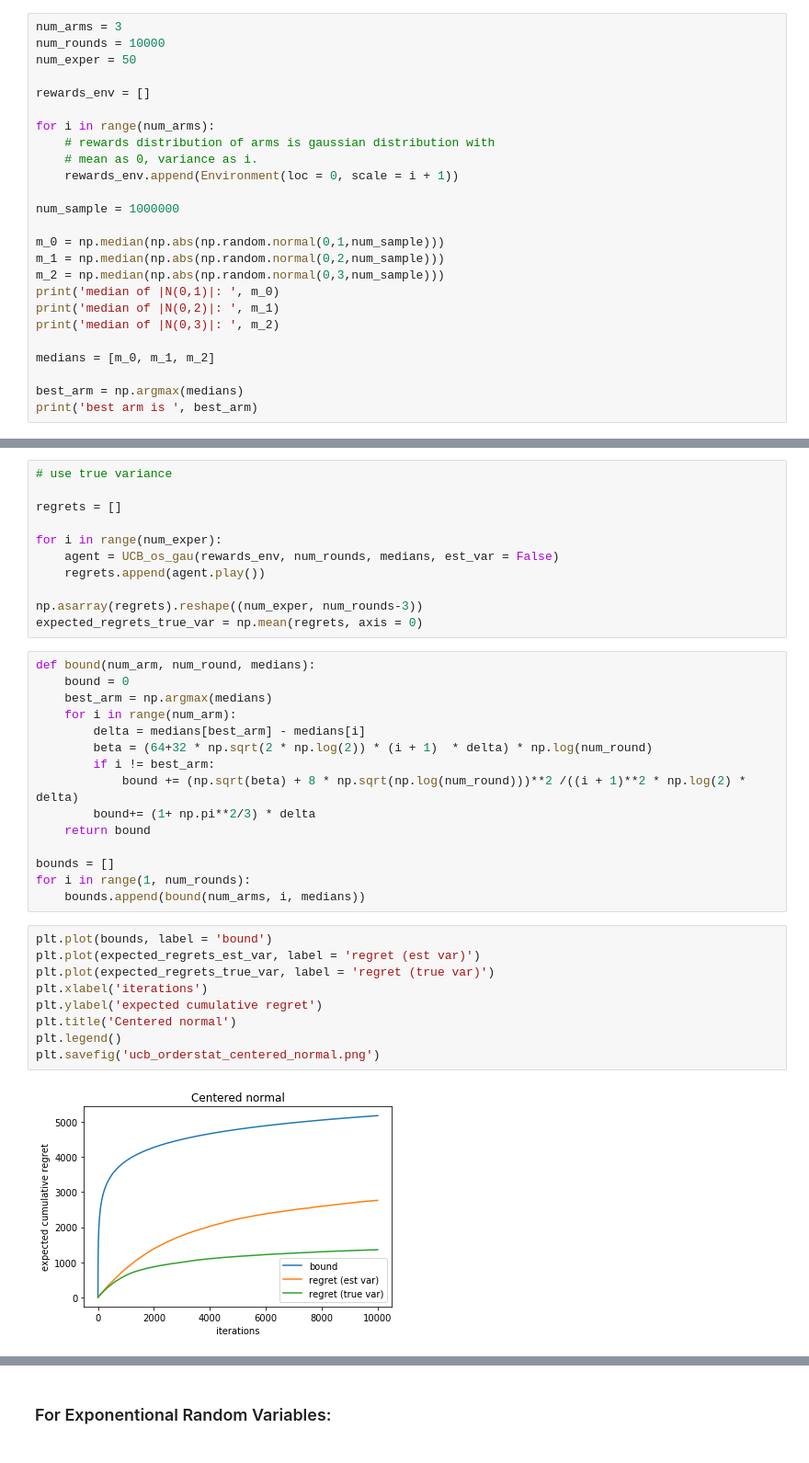
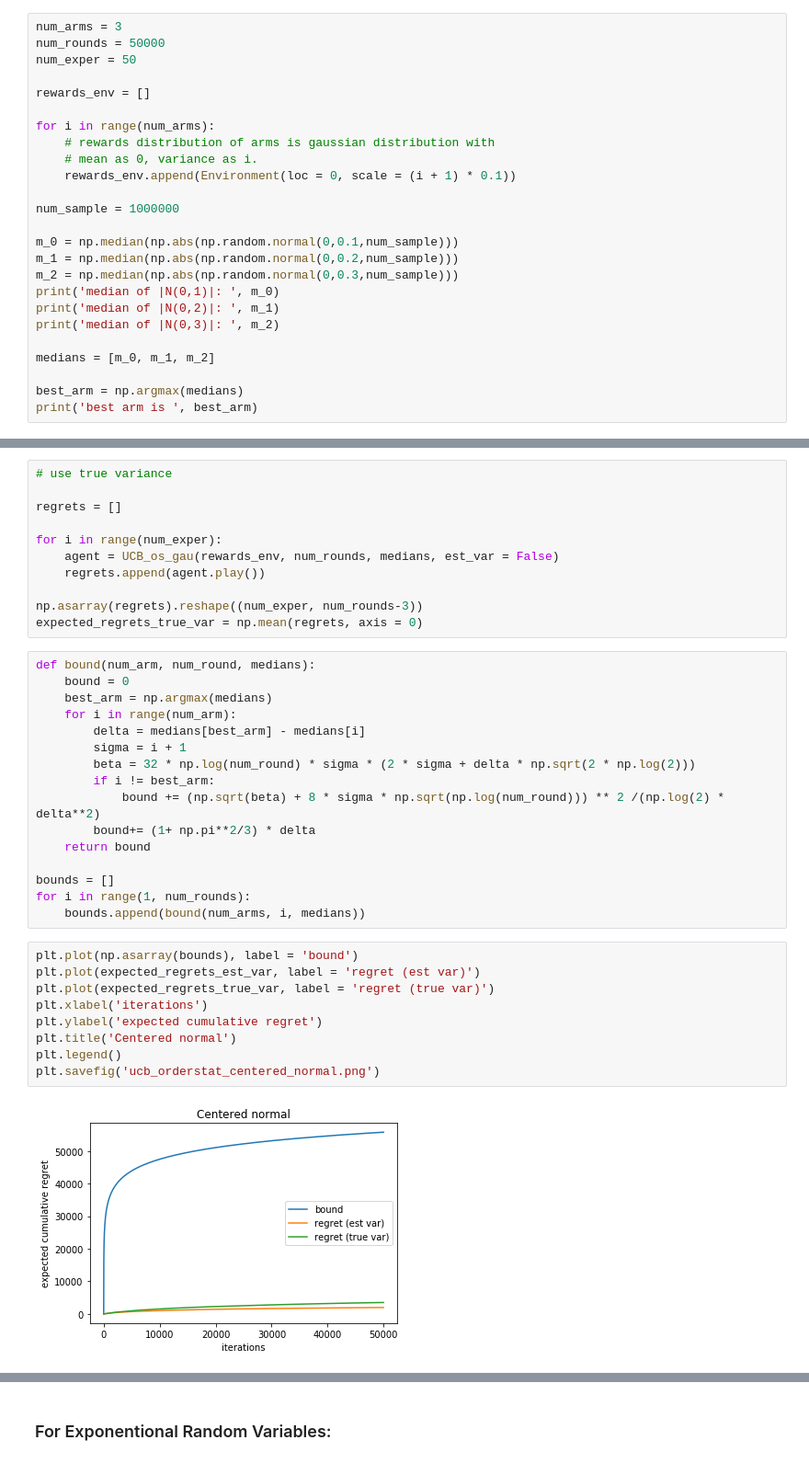
Before and after one commit to chengsoonong/eheye, a Jupyter notebook: QuantUCB/ucb_order_statistics.ipynb, the cells around one changed output, grey strips where cells are left out. Shown at 92% size. Saved outputs shown, nothing was run; the diff lists cells and outputs as text.

Commit message:
exper for 50,000 experiments (with log curve fit)

```diff
--- a/QuantUCB/ucb_order_statistics.ipynb
+++ b/QuantUCB/ucb_order_statistics.ipynb
@@ -18,7 +18,7 @@ from collections import defaultdict
 ## Absolute value of Gaussian with loc zero
 # %%
 num_arms = 3
-num_rounds = 10000
+num_rounds = 50000
 num_exper = 50
 
 rewards_env = []
@@ -26,13 +26,13 @@ rewards_env = []
 for i in range(num_arms):
     # rewards distribution of arms is gaussian distribution with
     # mean as 0, variance as i.
-    rewards_env.append(Environment(loc = 0, scale = i + 1))
+    rewards_env.append(Environment(loc = 0, scale = (i + 1) * 0.1))
 
 num_sample = 1000000
 
-m_0 = np.median(np.abs(np.random.normal(0,1,num_sample)))
-m_1 = np.median(np.abs(np.random.normal(0,2,num_sample)))
-m_2 = np.median(np.abs(np.random.normal(0,3,num_sample)))
+m_0 = np.median(np.abs(np.random.normal(0,0.1,num_sample)))
+m_1 = np.median(np.abs(np.random.normal(0,0.2,num_sample)))
+m_2 = np.median(np.abs(np.random.normal(0,0.3,num_sample)))
 print('median of |N(0,1)|: ', m_0)
 print('median of |N(0,2)|: ', m_1)
 print('median of |N(0,3)|: ', m_2)
@@ -74,9 +74,10 @@ def bound(num_arm, num_round, medians):
     best_arm = np.argmax(medians)
     for i in range(num_arm):
         delta = medians[best_arm] - medians[i]
-        beta = (64+32 * np.sqrt(2 * np.log(2)) * (i + 1)  * delta) * np.log(num_round)
+        sigma = i + 1
+        beta = 32 * np.log(num_round) * sigma * (2 * sigma + delta * np.sqrt(2 * np.log(2)))
         if i != best_arm:
-            bound += (np.sqrt(beta) + 8 * np.sqrt(np.log(num_round)))**2 /((i + 1)**2 * np.log(2) * delta)
+            bound += (np.sqrt(beta) + 8 * sigma * np.sqrt(np.log(num_round))) ** 2 /(np.log(2) * delta**2)
         bound+= (1+ np.pi**2/3) * delta
     return bound
 
@@ -84,13 +85,13 @@ bounds = []
 for i in range(1, num_rounds):
     bounds.append(bound(num_arms, i, medians))
 # %%
-plt.plot(bounds, label = 'bound')
+plt.plot(np.asarray(bounds), label = 'bound')
 plt.plot(expected_regrets_est_var, label = 'regret (est var)')
 plt.plot(expected_regrets_true_var, label = 'regret (true var)')
 plt.xlabel('iterations')
 plt.ylabel('expected cumulative regret')
 plt.title('Centered normal')
 plt.legend()
 plt.savefig('ucb_orderstat_centered_normal.png')
 # %% [output]
-[figure, old version]
+[figure, new version]
```
Also changed, not shown: parts of 9 cells of this notebook.
